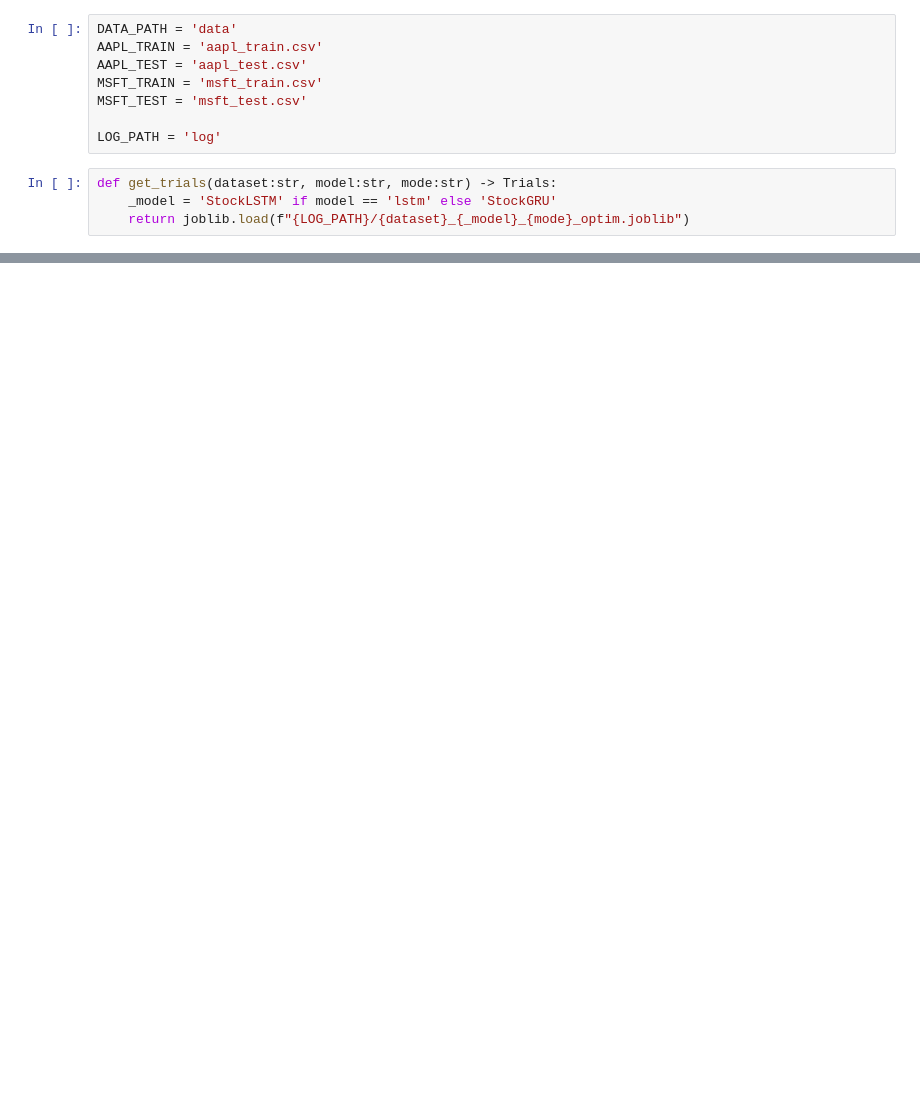
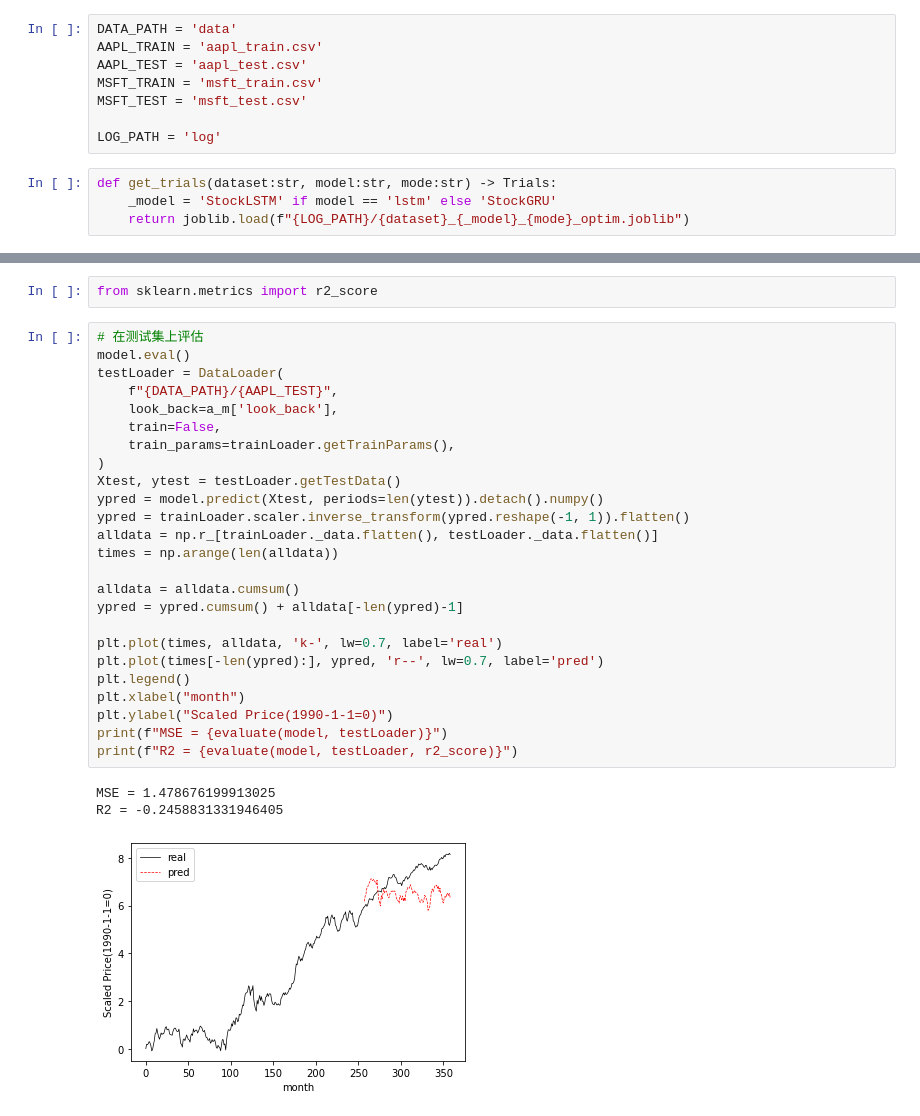
Before and after one commit to ChrisChemHater/StockPriceRNN, a Jupyter notebook: train_eval.ipynb, the cells around one changed output, grey strips where cells are left out. Cells and saved outputs as stored; diff of their text form; blank space fills up the shorter version.

```diff
--- a/train_eval.ipynb
+++ b/train_eval.ipynb
@@ -44,0 +149,31 @@ final MSE score = 0.23773202300071716
+# %%
+from sklearn.metrics import r2_score
+# %%
+# 在测试集上评估
+model.eval()
+testLoader = DataLoader(
+    f"{DATA_PATH}/{AAPL_TEST}",
+    look_back=a_m['look_back'],
+    train=False,
+    train_params=trainLoader.getTrainParams(),
+)
+Xtest, ytest = testLoader.getTestData()
+ypred = model.predict(Xtest, periods=len(ytest)).detach().numpy()
+ypred = trainLoader.scaler.inverse_transform(ypred.reshape(-1, 1)).flatten()
+alldata = np.r_[trainLoader._data.flatten(), testLoader._data.flatten()]
+times = np.arange(len(alldata))
+
+alldata = alldata.cumsum()
+ypred = ypred.cumsum() + alldata[-len(ypred)-1]
+
+plt.plot(times, alldata, 'k-', lw=0.7, label='real')
+plt.plot(times[-len(ypred):], ypred, 'r--', lw=0.7, label='pred')
+plt.legend()
+plt.xlabel("month")
+plt.ylabel("Scaled Price(1990-1-1=0)")
+print(f"MSE = {evaluate(model, testLoader)}")
+print(f"R2 = {evaluate(model, testLoader, r2_score)}")
+# %% [output]
+MSE = 1.478676199913025
+R2 = -0.2458831331946405
+[figure, added]
```
Also changed, not shown: parts of 29 cells of this notebook, 41 other files.
